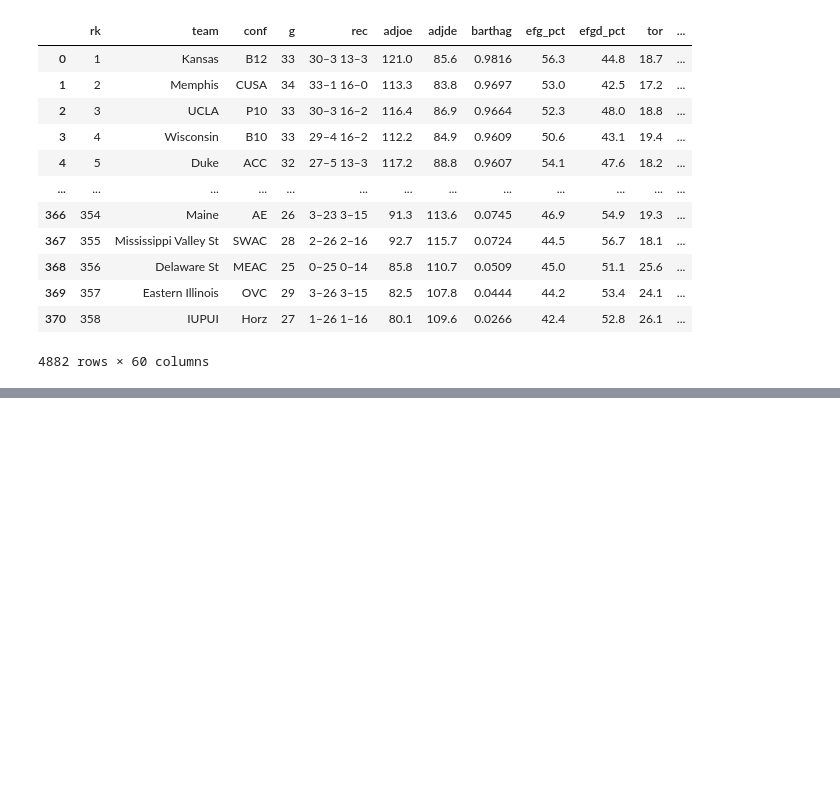
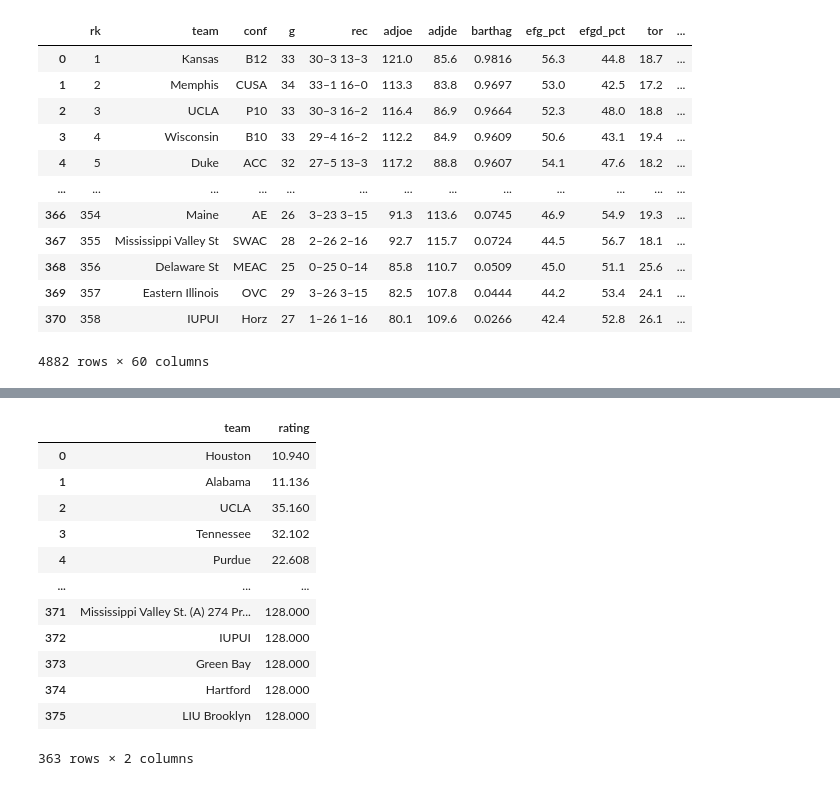
Before and after one commit to JLivingston01/march-madness, a Jupyter notebook: notebooks/data_explore.ipynb, the cells around one changed output, grey strips where cells are left out. Cells and saved outputs as stored; diff of their text form; code cells hidden in the pictures; blank space fills up the shorter version.

```diff
--- a/notebooks/data_explore.ipynb
+++ b/notebooks/data_explore.ipynb
@@ -213,0 +227,21 @@ val_result.sort_values(by='PREDICTION_RANK',ascending=True).head(50)
+# %%
+prediction_df = pd.DataFrame({
+    'team':tmp['team'],
+    'rating':model.predict(tmp[features])
+})
+
+prediction_df
+# %% [output]
+|  | team | rating |
+| 0 | Houston | 10.940 |
+| 1 | Alabama | 11.136 |
+| 2 | UCLA | 35.160 |
+| 3 | Tennessee | 32.102 |
+| 4 | Purdue | 22.608 |
+| ... | ... | ... |
+| 371 | Mississippi Valley St. (A) 274 Pr... | 128.000 |
+| 372 | IUPUI | 128.000 |
+| 373 | Green Bay | 128.000 |
+| 374 | Hartford | 128.000 |
+| 375 | LIU Brooklyn | 128.000 |
+363 rows × 2 columns
```
Also changed, not shown: parts of 6 cells of this notebook.
